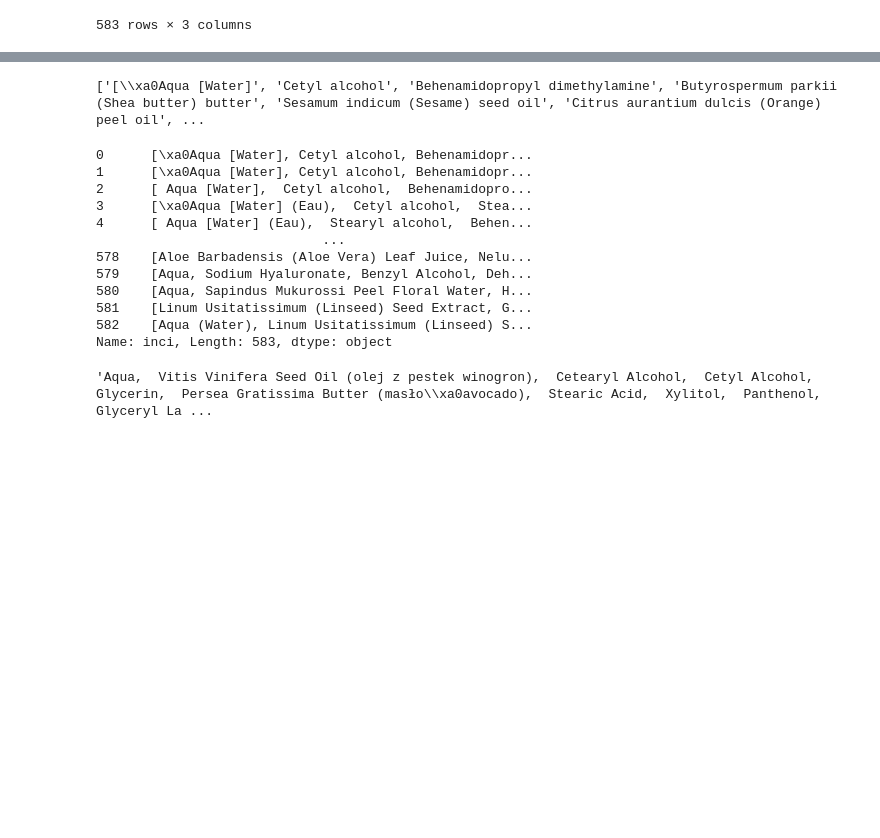
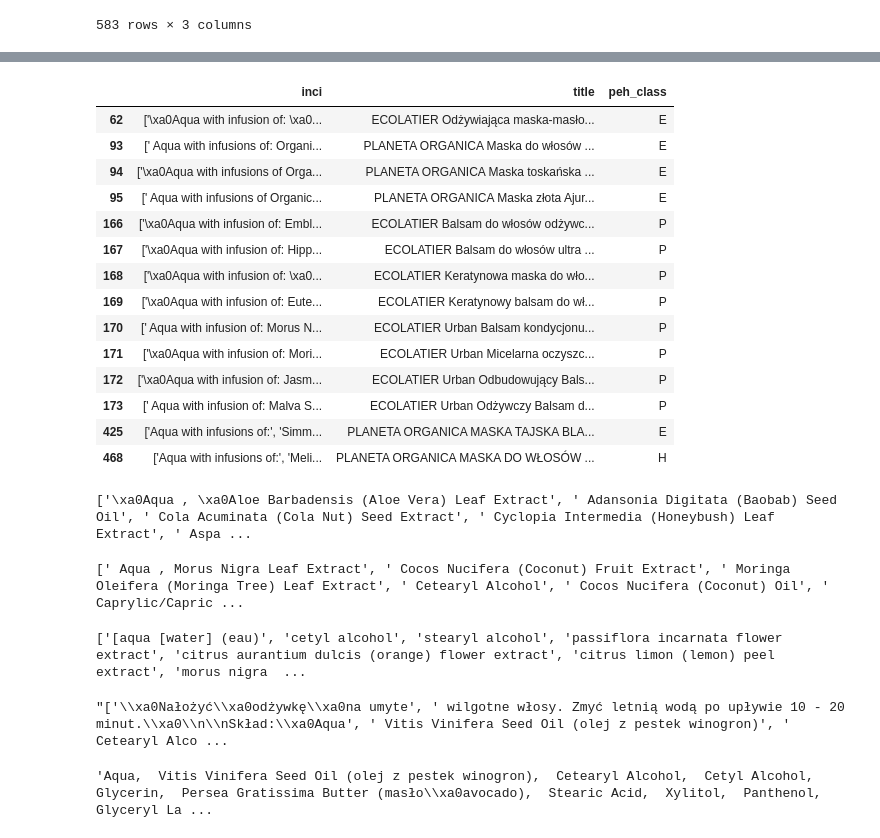
Before and after one commit to CodingBee77/Data_Science_Projects, a Jupyter notebook: PEH_Classifier/Data cleaning/PEH_Classifier_data_cleaning.ipynb, the cells around one changed output, grey strips where cells are left out. Saved outputs shown, nothing was run; the diff lists cells and outputs as text; code cells hidden in the pictures; blank space fills up the shorter version.

```diff
--- a/PEH_Classifier/Data cleaning/PEH_Classifier_data_cleaning.ipynb
+++ b/PEH_Classifier/Data cleaning/PEH_Classifier_data_cleaning.ipynb
@@ -111,9 +121,37 @@ df_peh
+# %%
+df_peh[df_peh['inci'].str.contains("with infusion")]
+# %% [output]
+|  | inci | title | peh_class |
+| 62 | ['\xa0Aqua with infusion of: \xa0... | ECOLATIER Odżywiająca maska-masło... | E |
+| 93 | [' Aqua with infusions of: Organi... | PLANETA ORGANICA Maska do włosów ... | E |
+| 94 | ['\xa0Aqua with infusions of Orga... | PLANETA ORGANICA Maska toskańska ... | E |
+| 95 | [' Aqua with infusions of Organic... | PLANETA ORGANICA Maska złota Ajur... | E |
+| 166 | ['\xa0Aqua with infusion of: Embl... | ECOLATIER Balsam do włosów odżywc... | P |
+| 167 | ['\xa0Aqua with infusion of: Hipp... | ECOLATIER Balsam do włosów ultra ... | P |
+| 168 | ['\xa0Aqua with infusion of: \xa0... | ECOLATIER Keratynowa maska do wło... | P |
+| 169 | ['\xa0Aqua with infusion of: Eute... | ECOLATIER Keratynowy balsam do wł... | P |
+| 170 | [' Aqua with infusion of: Morus N... | ECOLATIER Urban Balsam kondycjonu... | P |
+| 171 | ['\xa0Aqua with infusion of: Mori... | ECOLATIER Urban Micelarna oczyszc... | P |
+| 172 | ['\xa0Aqua with infusion of: Jasm... | ECOLATIER Urban Odbudowujący Bals... | P |
+| 173 | [' Aqua with infusion of: Malva S... | ECOLATIER Urban Odżywczy Balsam d... | P |
+| 425 | ['Aqua with infusions of:', 'Simm... | PLANETA ORGANICA MASKA TAJSKA BLA... | E |
+| 468 | ['Aqua with infusions of:', 'Meli... | PLANETA ORGANICA MASKA DO WŁOSÓW ... | H |
+# %%
+for i in with_infusion_final:
+    df_peh['inci'][i] = df_peh['inci'][i].replace('with infusion of', ',').replace(':','')
+
+
+print(df_peh['inci'][62])
+# %% [output]
+['\xa0Aqua , \xa0Aloe Barbadensis (Aloe Vera) Leaf Extract', ' Adansonia Digitata (Baobab) Seed Oil', ' Cola Acuminata (Cola Nut) Seed Extract', ' Cyclopia Intermedia (Honeybush) Leaf Extract', ' Aspa ...
 # %%
-sample = df_peh['inci'][0]
-inci_splitted = sample.split(',')
-inci_splitted1 = [item.replace("'", '') for item in inci_splitted]
-inci_splitted2 = [item.replace("(*)", '').strip() for item in inci_splitted1]
-ingredients_number = len(inci_splitted)
-print(inci_splitted2)
+sample = df_peh['inci'][170]
+# inci_splitted = sample.split(',')
+# inci_splitted1 = [item.replace("'", '') for item in inci_splitted]
+# inci_splitted2 = [item.replace("\xa0", '') for item in inci_splitted1]
+# inci_splitted3 = [item.replace("(*)", '').strip() for item in inci_splitted2]
+# ingredients_number = len(inci_splitted)
+# sample[0] = sample[0].split(',') --> nie dziala
+print(sample)
 # %% [output]
-['[\\xa0Aqua [Water]', 'Cetyl alcohol', 'Behenamidopropyl dimethylamine', 'Butyrospermum parkii (Shea butter) butter', 'Sesamum indicum (Sesame) seed oil', 'Citrus aurantium dulcis (Orange) peel oil', ...
+[' Aqua , Morus Nigra Leaf Extract', ' Cocos Nucifera (Coconut) Fruit Extract', ' Moringa Oleifera (Moringa Tree) Leaf Extract', ' Cetearyl Alcohol', ' Cocos Nucifera (Coconut) Oil', ' Caprylic/Capric ...
@@ -123,20 +158,19 @@ pd.set_option("display.max_columns", None)
+# %%
+sample = df_peh['inci'][3]
+inci_splitted1 = [item.replace("'", '').replace("\\xa0", '').lower() for item in inci_splitted]
+inci_splitted1 = [item.replace("with infusion of", ',').replace("with infusions of", ',').replace(':','').replace(',,', ',') for item in inci_splitted]
+inci_splitted2 = [item.replace(".", '') for item in inci_splitted1]
+inci_splitted3 = [item.replace("(*)", '') for item in inci_splitted2]
+inci_splitted4 = [item.split('*')[0].strip() for item in inci_splitted3]
+ingredients_number = len(inci_splitted)
+print(inci_splitted4)
+# %% [output]
+['[aqua [water] (eau)', 'cetyl alcohol', 'stearyl alcohol', 'passiflora incarnata flower extract', 'citrus aurantium dulcis (orange) flower extract', 'citrus limon (lemon) peel extract', 'morus nigra  ...
 # %%
-df_peh_act = df_peh.copy()
-df_peh_act['inci'] = df_peh_act['inci'].apply(lambda x: x.replace("'", '').replace("(*)", '').strip())
-df_peh_act['inci']
+df_peh_act=df_peh.copy()
+df_peh_act['inci'][26]
 # %% [output]
-0      [\xa0Aqua [Water], Cetyl alcohol, Behenamidopr...
-1      [\xa0Aqua [Water], Cetyl alcohol, Behenamidopr...
-2      [ Aqua [Water],  Cetyl alcohol,  Behenamidopro...
-3      [\xa0Aqua [Water] (Eau),  Cetyl alcohol,  Stea...
-4      [ Aqua [Water] (Eau),  Stearyl alcohol,  Behen...
-                             ...
-578    [Aloe Barbadensis (Aloe Vera) Leaf Juice, Nelu...
-579    [Aqua, Sodium Hyaluronate, Benzyl Alcohol, Deh...
-580    [Aqua, Sapindus Mukurossi Peel Floral Water, H...
-581    [Linum Usitatissimum (Linseed) Seed Extract, G...
-582    [Aqua (Water), Linum Usitatissimum (Linseed) S...
-Name: inci, Length: 583, dtype: object
+"['\\xa0Nałożyć\\xa0odżywkę\\xa0na umyte', ' wilgotne włosy. Zmyć letnią wodą po upływie 10 - 20 minut.\\xa0\\n\\nSkład:\\xa0Aqua', ' Vitis Vinifera Seed Oil (olej z pestek winogron)', ' Cetearyl Alco ...
 # %%
 biolaven_cond = df_peh_act['inci'][26]
 biolaven_cond1 = biolaven_cond.split('Skład')[1].split('0', 1)[1].split('.')[0]
```
Also changed, not shown: parts of 6 cells of this notebook, 5 other files.
